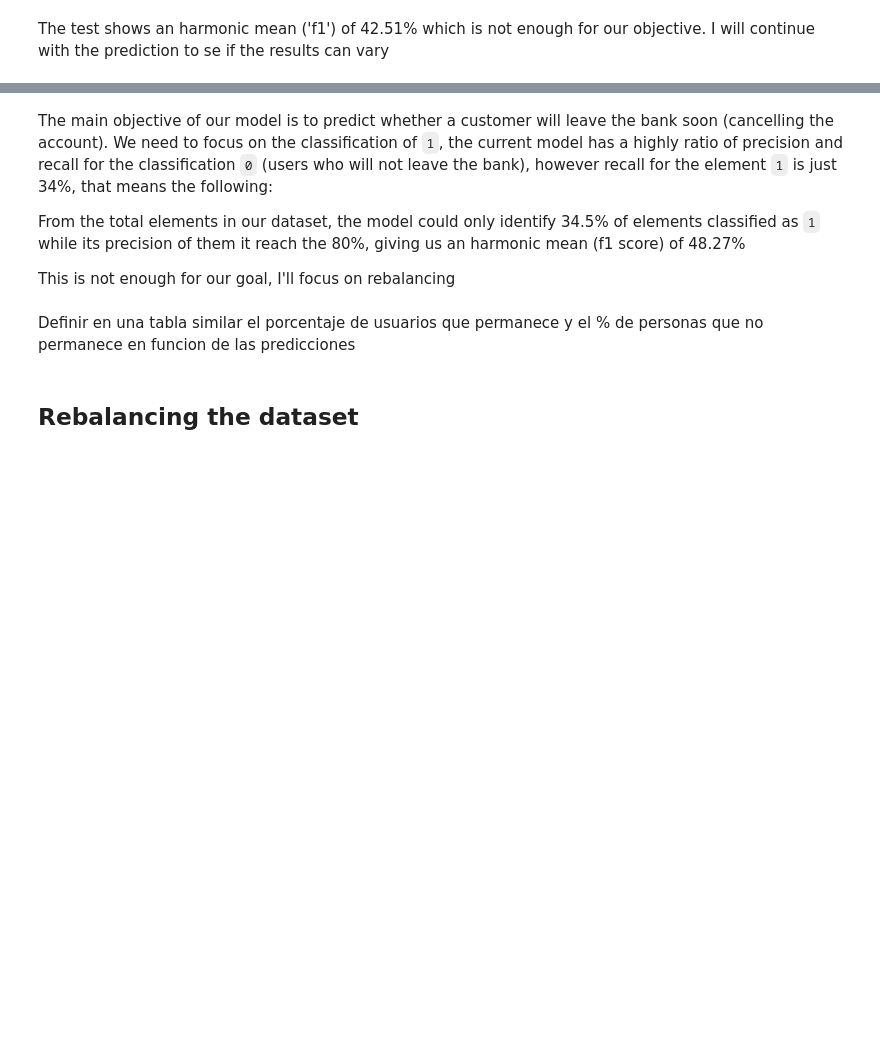
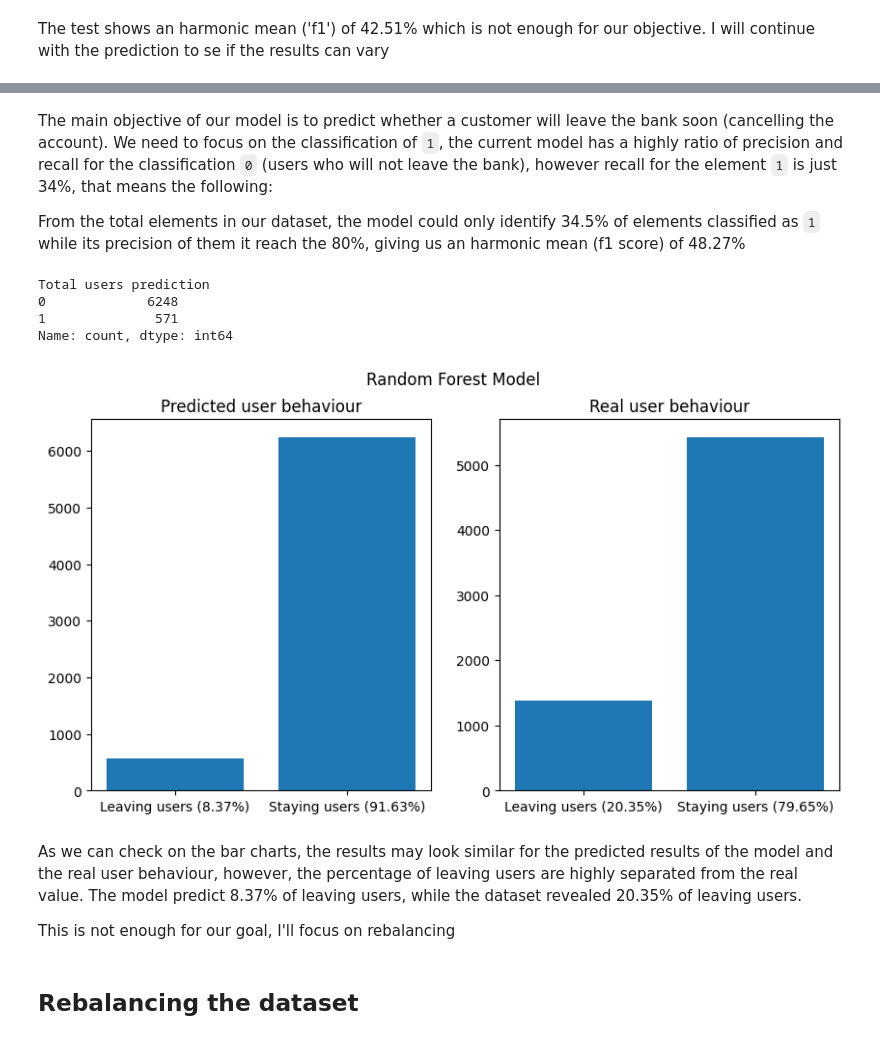
Before and after one commit to jmhrivera/project_09_ML_Bank_Customer_Churn_Prediction, a Jupyter notebook: betabank.ipynb, the cells around one changed output, grey strips where cells are left out. Saved outputs shown, nothing was run; the diff lists cells and outputs as text; code cells hidden in the pictures; blank space fills up the shorter version.

```diff
--- a/betabank.ipynb
+++ b/betabank.ipynb
@@ -253,40 +421,52 @@ print(confusion_matrix(y_test,y_pred))
 The main objective of our model is to predict whether a customer will leave the bank soon (cancelling the account). We need to focus on the classification of `1`, the current model has a highly ratio of precision and recall for the classification `0` (users who will not leave the bank), however recall for the element `1` is just 34%, that means the following:
 
 From the total elements in our dataset, the model could only identify 34.5% of elements classified as `1` while its precision of them it reach the 80%, giving us an harmonic mean (f1 score) of 48.27%
-
-This is not enough for our goal, I'll focus on rebalancing
-# %% [markdown]
-Definir en una tabla similar el porcentaje de usuarios que permanece y el % de personas que no permanece en funcion de las predicciones
 # %%
-predict_table = pd.DataFrame(y_pred, columns=['prediction'])
-leaving_users = predict_table[predict_table['prediction']== 1]['prediction'].count()
-staying_users = predict_table[predict_table['prediction']== 0]['prediction'].count()
+def prediction_comparison(pred, test, model):
 
-y_test_table = pd.DataFrame(data=y_test, columns=['prediction'])
-r_leaving_users = y_test_table[y_test_table['prediction']== 1]['prediction'].count()
-r_staying_users = y_test_table[y_test_table['prediction']== 0]['prediction'].count()
+    predict_table = pd.DataFrame(pred, columns=['prediction'])
+    test_table = pd.DataFrame(np.array(test), columns=['prediction'])
+
+    # Creating y_pred dataframe
+
+    leaving_users = predict_table[predict_table['prediction']== 1]['prediction'].count()
+    staying_users = predict_table[predict_table['prediction']== 0]['prediction'].count()
+
+    # Creating y_test dataframe
+    r_leaving_users = test_table[test_table['prediction']== 1]['prediction'].count()
+    r_staying_users = test_table[test_table['prediction']== 0]['prediction'].count()
 
 
-y_test
-np.array(y_tes)
-# per_leaving_users = (100*leaving_users/(leaving_users+staying_users))
-# per_staying_users = (100 - per_leaving_users)
+    # Getting percentage results
+    per_leaving_users = (100*leaving_users/(leaving_users+staying_users))
+    per_staying_users = (100 - per_leaving_users)
 
-# r_per_leaving_users = (100*r_leaving_users/(r_leaving_users+r_staying_users))
-# r_per_staying_users = (100 - r_per_leaving_users)
+    r_per_leaving_users = (100*r_leaving_users/(r_leaving_users+r_staying_users))
+    r_per_staying_users = (100 - r_per_leaving_users)
+
+    # Printing predicted results
+    print(f'Total users {predict_table.value_counts()}', end='\n\n')
+    # print(f'Percentage of leaving users: {per_leaving_users:.2f}%')
 
 
-# print(f'Total users {predict_table.value_counts()}', end='\n\n')
-# # print(f'Percentage of leaving users: {per_leaving_users:.2f}%')
+    # Plotting results
+    fig, (ax1,ax2) = plt.subplots(1, 2, figsize=(10, 5))
+
+    ax1.bar(x=[f'Leaving users ({per_leaving_users:.2f}%)', f'Staying users ({per_staying_users:.2f}%)'], height=[leaving_users, staying_users])
+    ax1.set_title('Predicted user behaviour')
+
+    ax2.bar(x=[f'Leaving users ({r_per_leaving_users:.2f}%)', f'Staying users ({r_per_staying_users:.2f}%)'], height=[r_leaving_users, r_staying_users])
+    ax2.set_title('Real user behaviour')
+
+    plt.suptitle(f'{model} Model')
 
 
-# fig, (ax1,ax2) = plt.subplots(1, 2, figsize=(10, 5))
+prediction_comparison(y_pred, y_test, 'Random Forest')
 
-
-# ax1.bar(x=[f'Leaving users ({per_leaving_users:.2f}%)', f'Staying users ({per_staying_users:.2f}%)'], height=[leaving_users, staying_users])
-# ax1.set_title('Predicted user behaviour')
-
-# ax2.bar(x=[f'Leaving users ({r_per_leaving_users:.2f}%)', f'Staying users ({r_per_staying_users:.2f}%)'], height=[r_leaving_users, r_staying_users])
-# ax2.set_title('Predicted user behaviour')
-
-# plt.show()
+plt.show()
+# %% [output]
+Total users prediction
+0             6248
+1              571
+Name: count, dtype: int64
+[figure, added]
@@ -295,3 +473,7 @@ According to the prediction of this model
+# %% [markdown]
+As we can check on the bar charts, the results may look similar for the predicted results of the model and the real user behaviour, however, the percentage of leaving users are highly separated from the real value. The model predict 8.37% of leaving users, while the dataset revealed 20.35% of leaving users.
+
+This is not enough for our goal, I'll focus on rebalancing
 # %% [markdown]
 ## Rebalancing the dataset
 # %% [markdown]
```
Also changed, not shown: parts of 24 cells of this notebook.
